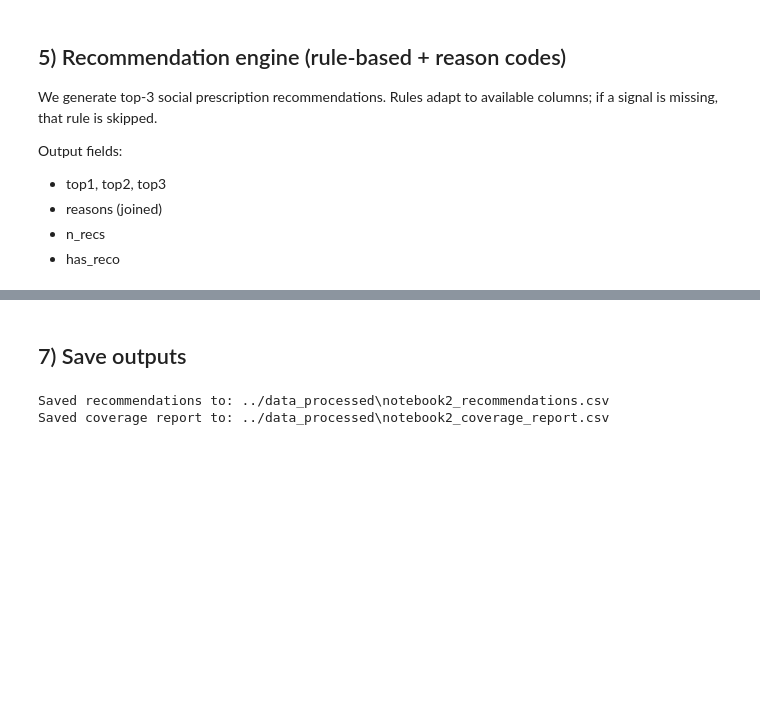
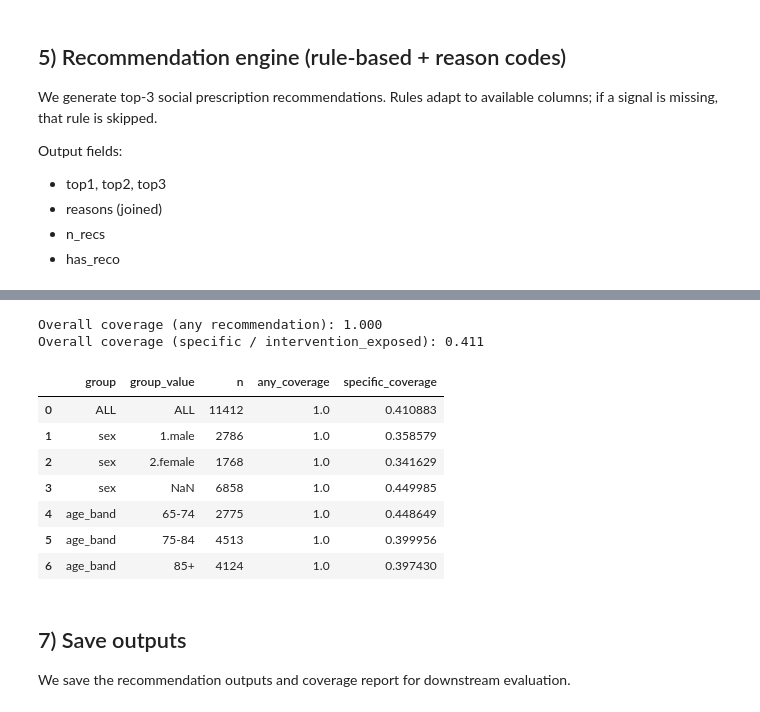
Before and after one commit to ugoyj/BMI5111_Capstone_YuJun, a Jupyter notebook: notebooks/02_feature_engineering_recommendation.ipynb, the cells around one changed output, grey strips where cells are left out. Cells and saved outputs as stored; diff of their text form; code cells hidden in the pictures; blank space fills up the shorter version.

Commit message:
Update Notebook2

```diff
--- a/notebooks/02_feature_engineering_recommendation.ipynb
+++ b/notebooks/02_feature_engineering_recommendation.ipynb
@@ -405,9 +389,69 @@ Name: has_reco, dtype: float64
-# %% [markdown]
-## 7) Save outputs
-# %%
-result.to_csv(OUT_RECO, index=False)
-print("Saved recommendations to:", OUT_RECO)
-print("Saved coverage report to:", OUT_COVERAGE)
-# %% [output]
-Saved recommendations to: ../data_processed\notebook2_recommendations.csv
-Saved coverage report to: ../data_processed\notebook2_coverage_report.csv
+# %%
+import pandas as pd
+import numpy as np
+
+def pick_col(df, candidates):
+    for c in candidates:
+        if c in df.columns:
+            return c
+    return None
+
+gender_col = pick_col(data, ["gender", "sex", "ragender", "rsex"])
+age_col    = pick_col(data, ["age", "r_agey", "agey", "raagey", "age_years"])
+
+overall_any = float(data["top1"].notna().mean())
+overall_specific = float(data["intervention_exposed"].mean())
+
+print(f"Overall coverage (any recommendation): {overall_any:.3f}")
+print(f"Overall coverage (specific / intervention_exposed): {overall_specific:.3f}")
+
+coverage_rows = []
+coverage_rows.append({
+    "group": "ALL",
+    "group_value": "ALL",
+    "n": int(len(data)),
+    "any_coverage": overall_any,
+    "specific_coverage": overall_specific
+})
+
+if gender_col is not None:
+    g = data.groupby(gender_col, dropna=False).agg(
+        n=("top1", "size"),
+        any_coverage=("top1", lambda s: float(s.notna().mean())),
+        specific_coverage=("intervention_exposed", "mean"),
+    ).reset_index().rename(columns={gender_col: "group_value"})
+    g.insert(0, "group", "sex")
+    coverage_rows += g.to_dict("records")
+
+if age_col is not None:
+    age_vals = pd.to_numeric(data[age_col], errors="coerce")
+    age_band = pd.cut(age_vals, bins=[-np.inf, 49, 64, 74, 84, np.inf],
+                      labels=["<=49","50-64","65-74","75-84","85+"])
+    tmp_df = data.copy()
+    tmp_df["_age_band"] = age_band
+
+    a = tmp_df.groupby("_age_band", dropna=False).agg(
+        n=("top1", "size"),
+        any_coverage=("top1", lambda s: float(s.notna().mean())),
+        specific_coverage=("intervention_exposed", "mean"),
+    ).reset_index().rename(columns={"_age_band": "group_value"})
+    a.insert(0, "group", "age_band")
+    coverage_rows += a.to_dict("records")
+
+coverage_report = pd.DataFrame(coverage_rows)
+coverage_report
+# %% [output]
+Overall coverage (any recommendation): 1.000
+Overall coverage (specific / intervention_exposed): 0.411
+|  | group | group_value | n | any_coverage | specific_coverage |
+| 0 | ALL | ALL | 11412 | 1.0 | 0.410883 |
+| 1 | sex | 1.male | 2786 | 1.0 | 0.358579 |
+| 2 | sex | 2.female | 1768 | 1.0 | 0.341629 |
+| 3 | sex | NaN | 6858 | 1.0 | 0.449985 |
+| 4 | age_band | 65-74 | 2775 | 1.0 | 0.448649 |
+| 5 | age_band | 75-84 | 4513 | 1.0 | 0.399956 |
+| 6 | age_band | 85+ | 4124 | 1.0 | 0.397430 |
+# %% [markdown]
+## 7) Save outputs
+
+We save the recommendation outputs and coverage report for downstream evaluation.
```
Also changed, not shown: parts of 14 cells of this notebook, 3 other files.
